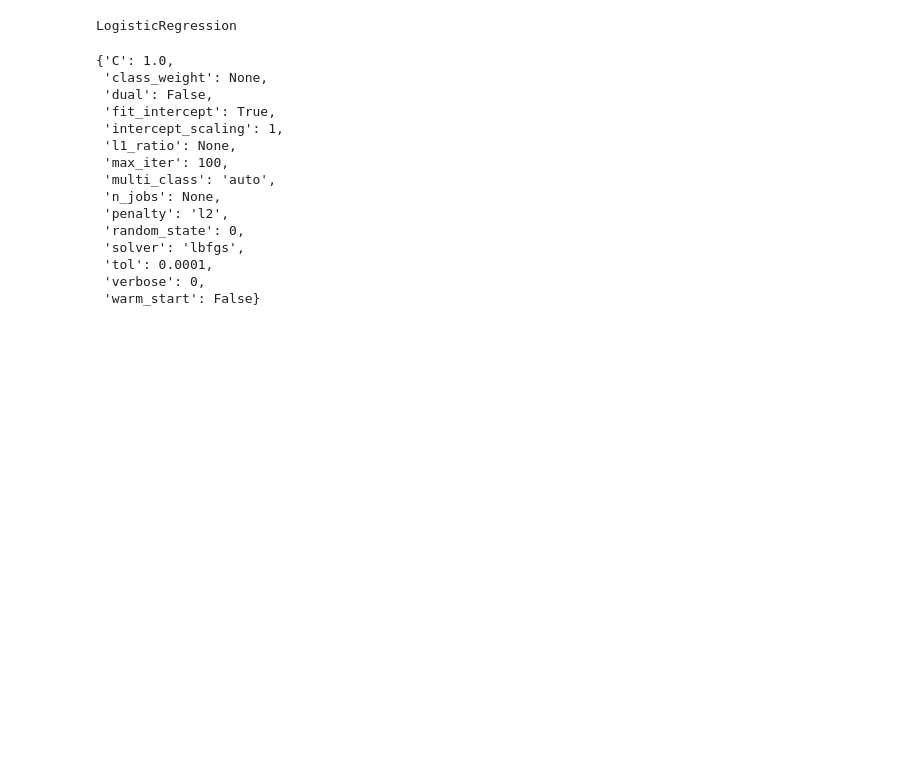
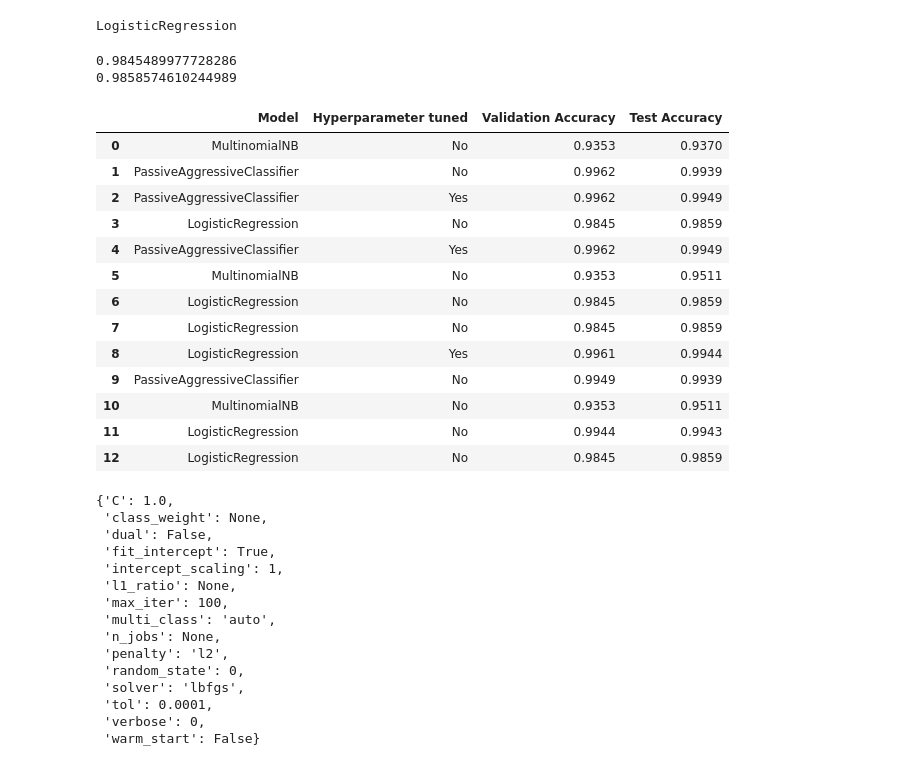
Before and after one commit to spolo96/Fake-news-detection-study, a Jupyter notebook: models/LogisticRegression-FakeNewsDetection.ipynb, the cells around one changed output. Drawn from its saved outputs; the diff is of its cells as text; code cells hidden in the pictures; blank space fills up the shorter version.

```diff
--- a/models/LogisticRegression-FakeNewsDetection.ipynb
+++ b/models/LogisticRegression-FakeNewsDetection.ipynb
@@ -428,0 +423,6 @@ with open('best_models_isot.csv', 'a') as file:
+# %%
+print(score)
+print(test_score)
+# %% [output]
+0.9845489977728286
+0.9858574610244989
@@ -429,3 +434,21 @@ with open('best_models_isot.csv', 'a') as file:
+# %%
+#Show results and the new entry.
+pd.read_csv("best_models_isot.csv")
+# %% [output]
+|  | Model | Hyperparameter tuned | Validation Accuracy | Test Accuracy |
+| 0 | MultinomialNB | No | 0.9353 | 0.9370 |
+| 1 | PassiveAggressiveClassifier | No | 0.9962 | 0.9939 |
+| 2 | PassiveAggressiveClassifier | Yes | 0.9962 | 0.9949 |
+| 3 | LogisticRegression | No | 0.9845 | 0.9859 |
+| 4 | PassiveAggressiveClassifier | Yes | 0.9962 | 0.9949 |
+| 5 | MultinomialNB | No | 0.9353 | 0.9511 |
+| 6 | LogisticRegression | No | 0.9845 | 0.9859 |
+| 7 | LogisticRegression | No | 0.9845 | 0.9859 |
+| 8 | LogisticRegression | Yes | 0.9961 | 0.9944 |
+| 9 | PassiveAggressiveClassifier | No | 0.9949 | 0.9939 |
+| 10 | MultinomialNB | No | 0.9353 | 0.9511 |
+| 11 | LogisticRegression | No | 0.9944 | 0.9943 |
+| 12 | LogisticRegression | No | 0.9845 | 0.9859 |
 # %%
 clf.get_params()
 # %% [output]
```
Also changed, not shown: parts of 21 cells of this notebook, 3 other files.
